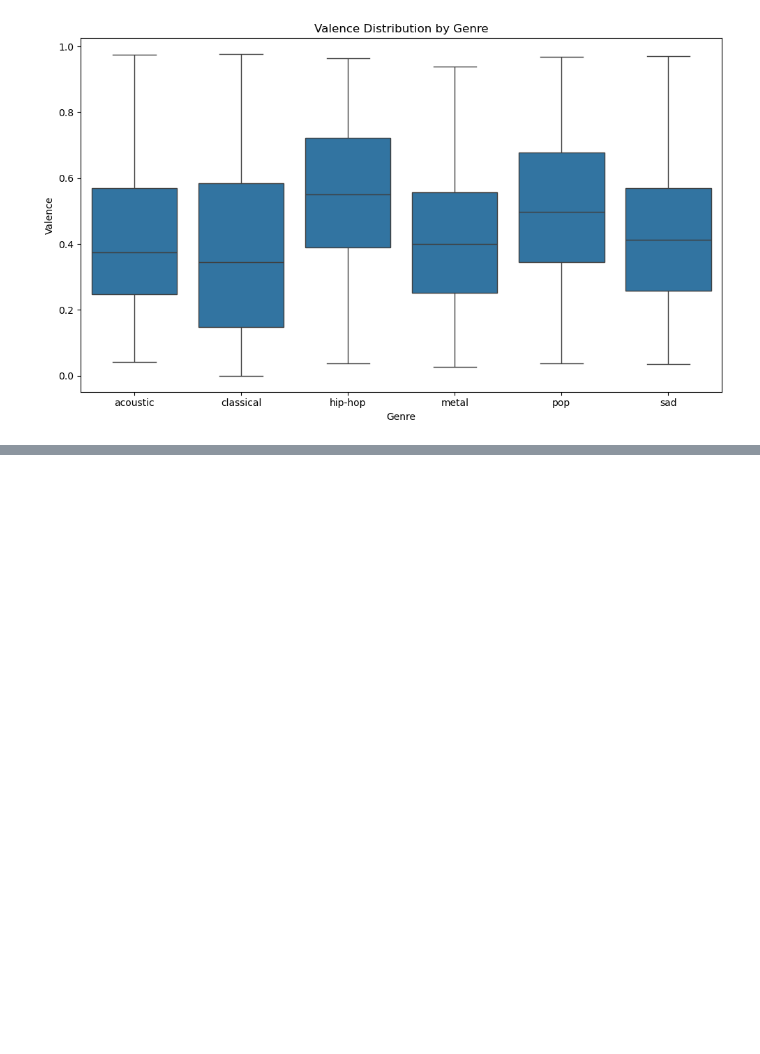
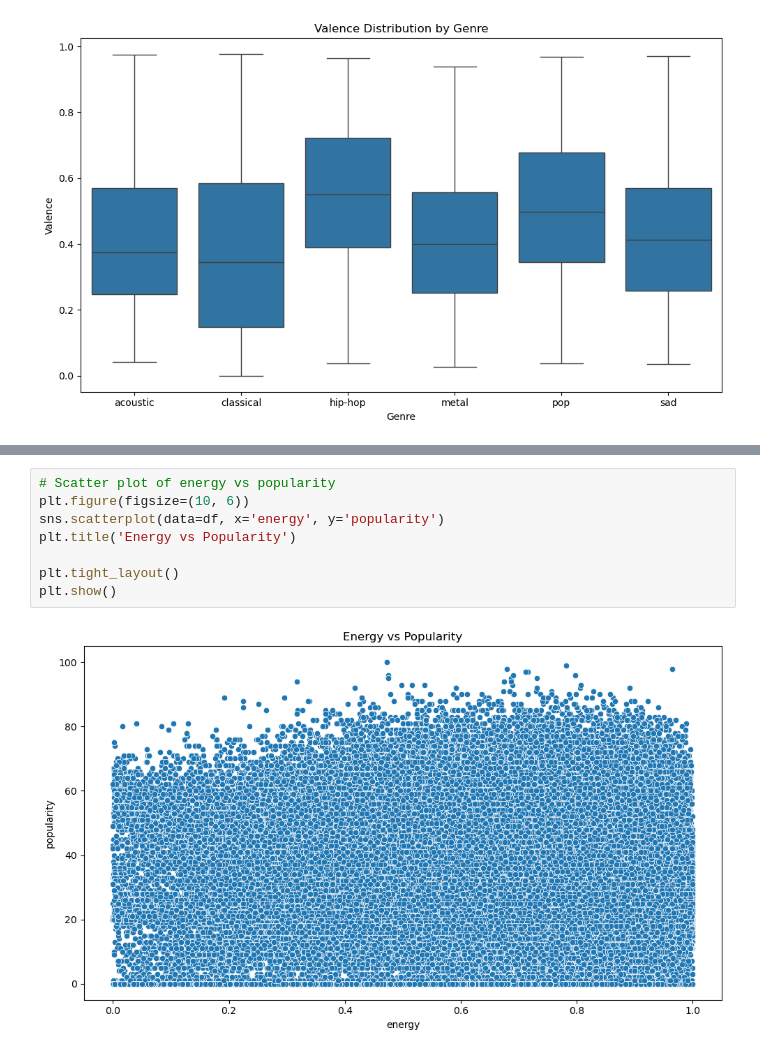
Before and after one commit to DerekHickey6/ml-mini-projects, a Jupyter notebook: eda-portfolio/notebooks/spotify_eda.ipynb, the cells around one changed output, grey strips where cells are left out. Drawn from its saved outputs; the diff is of its cells as text; blank space fills up the shorter version.

Commit message:
plot energy vs popularity

```diff
--- a/eda-portfolio/notebooks/spotify_eda.ipynb
+++ b/eda-portfolio/notebooks/spotify_eda.ipynb
@@ -216,0 +216,10 @@ plt.show()
+# %%
+# Scatter plot of energy vs popularity
+plt.figure(figsize=(10, 6))
+sns.scatterplot(data=df, x='energy', y='popularity')
+plt.title('Energy vs Popularity')
+
+plt.tight_layout()
+plt.show()
+# %% [output]
+[figure, added]
```
Also changed, not shown: parts of 1 cell of this notebook.
